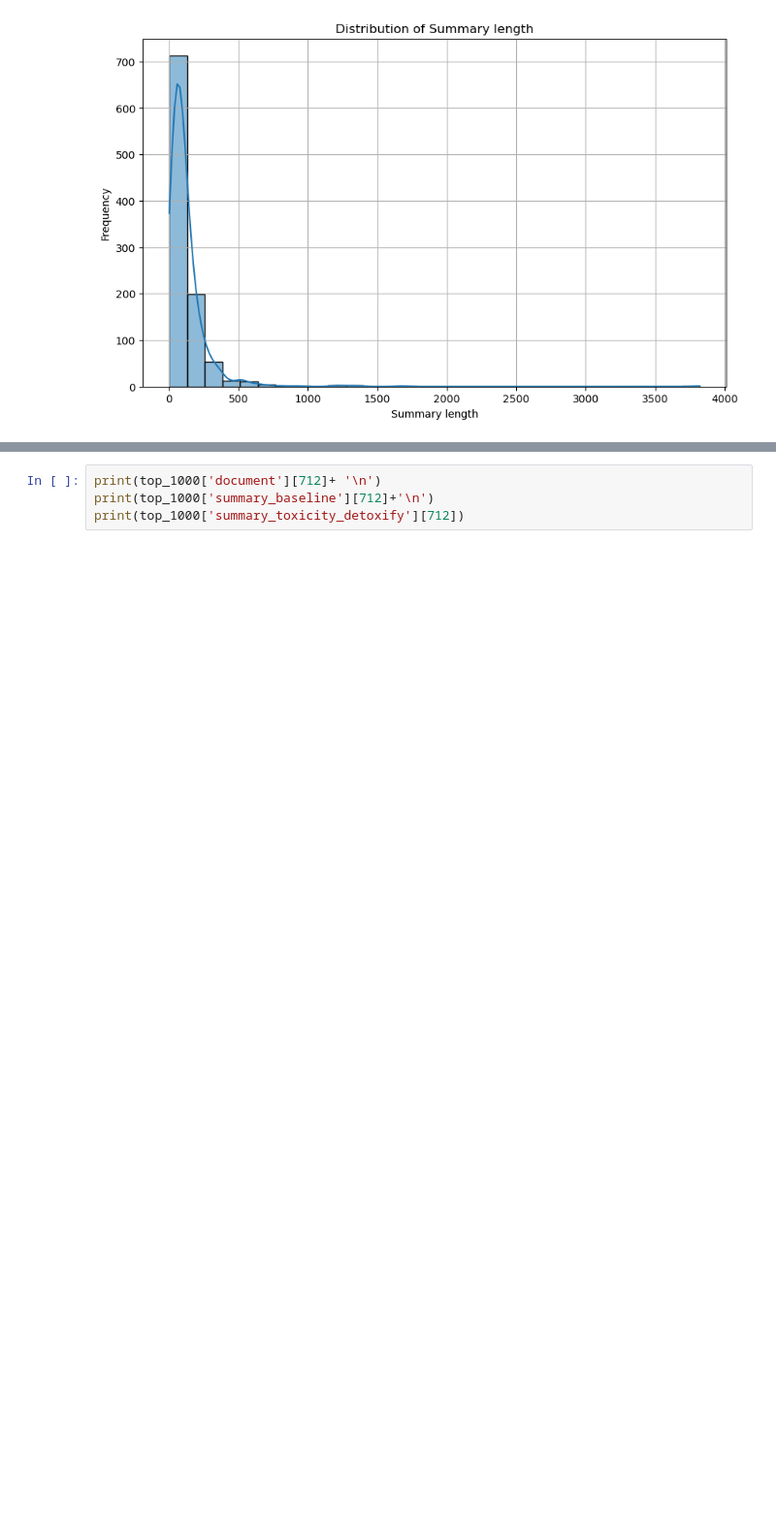
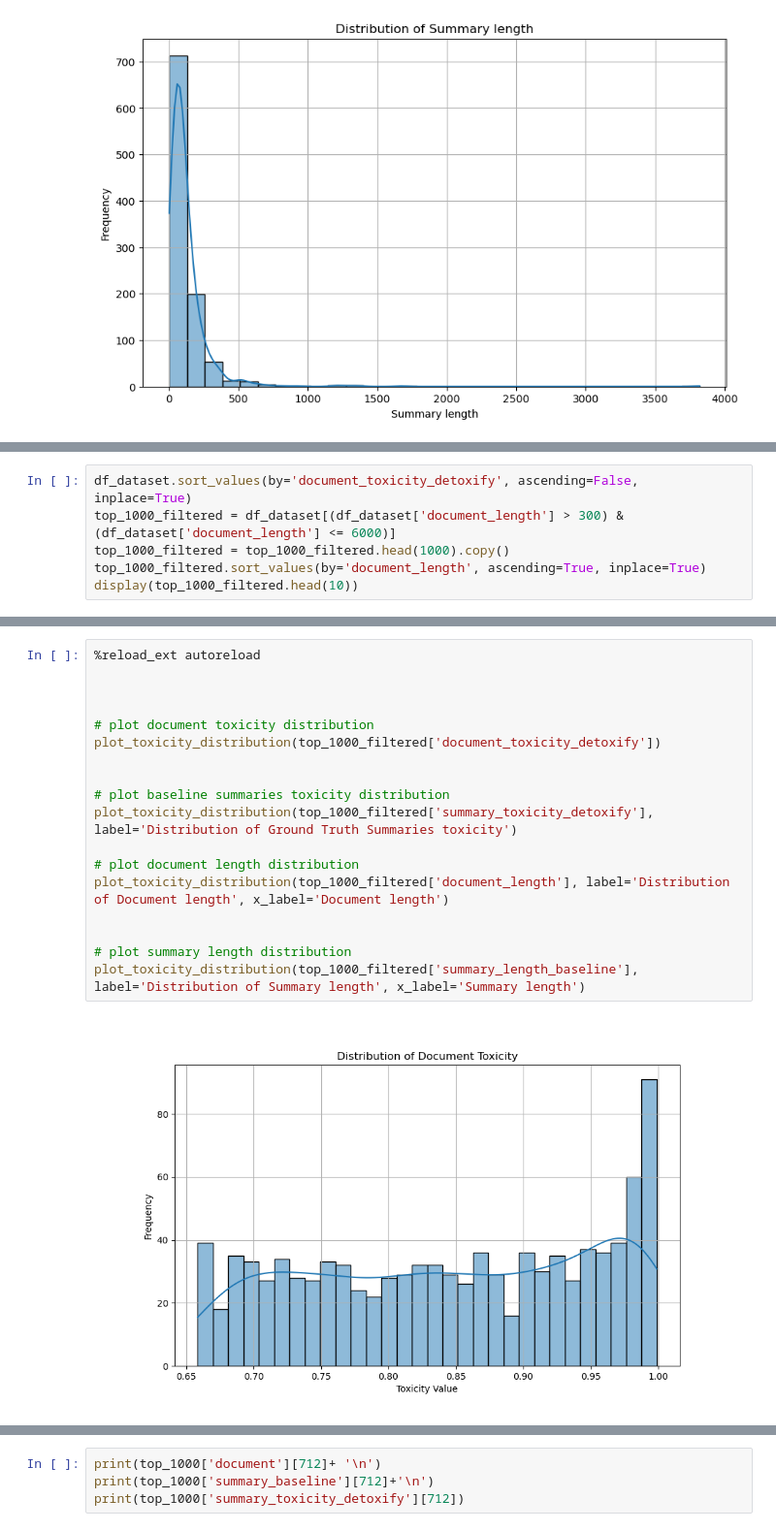
Before and after one commit to arunimaCh29/Text-Summarisation-Eval, a Jupyter notebook: project/report.ipynb, the cells around one changed output, grey strips where cells are left out. Shown at 97% size. Saved outputs shown, nothing was run; the diff lists cells and outputs as text; blank space fills up the shorter version.

```diff
--- a/project/report.ipynb
+++ b/project/report.ipynb
@@ -118,0 +139,6 @@ Index([ 6231, 13476, 17876,   478, 18372, 16120,   712,  8088, 15818,  1509,
+# %%
+df_dataset.sort_values(by='document_toxicity_detoxify', ascending=False, inplace=True)
+top_1000_filtered = df_dataset[(df_dataset['document_length'] > 300) & (df_dataset['document_length'] <= 6000)]
+top_1000_filtered = top_1000_filtered.head(1000).copy()
+top_1000_filtered.sort_values(by='document_length', ascending=True, inplace=True)
+display(top_1000_filtered.head(10))
@@ -118,0 +157,20 @@ Index([ 6231, 13476, 17876,   478, 18372, 16120,   712,  8088, 15818,  1509,
+# %%
+%reload_ext autoreload
+
+
+
+# plot document toxicity distribution
+plot_toxicity_distribution(top_1000_filtered['document_toxicity_detoxify'])
+
+
+# plot baseline summaries toxicity distribution
+plot_toxicity_distribution(top_1000_filtered['summary_toxicity_detoxify'], label='Distribution of Ground Truth Summaries toxicity')
+
+# plot document length distribution
+plot_toxicity_distribution(top_1000_filtered['document_length'], label='Distribution of Document length', x_label='Document length')
+
+
+# plot summary length distribution
+plot_toxicity_distribution(top_1000_filtered['summary_length_baseline'], label='Distribution of Summary length', x_label='Summary length')
+# %% [output]
+[figure, added]
```
Also changed, not shown: parts of 8 cells of this notebook.
